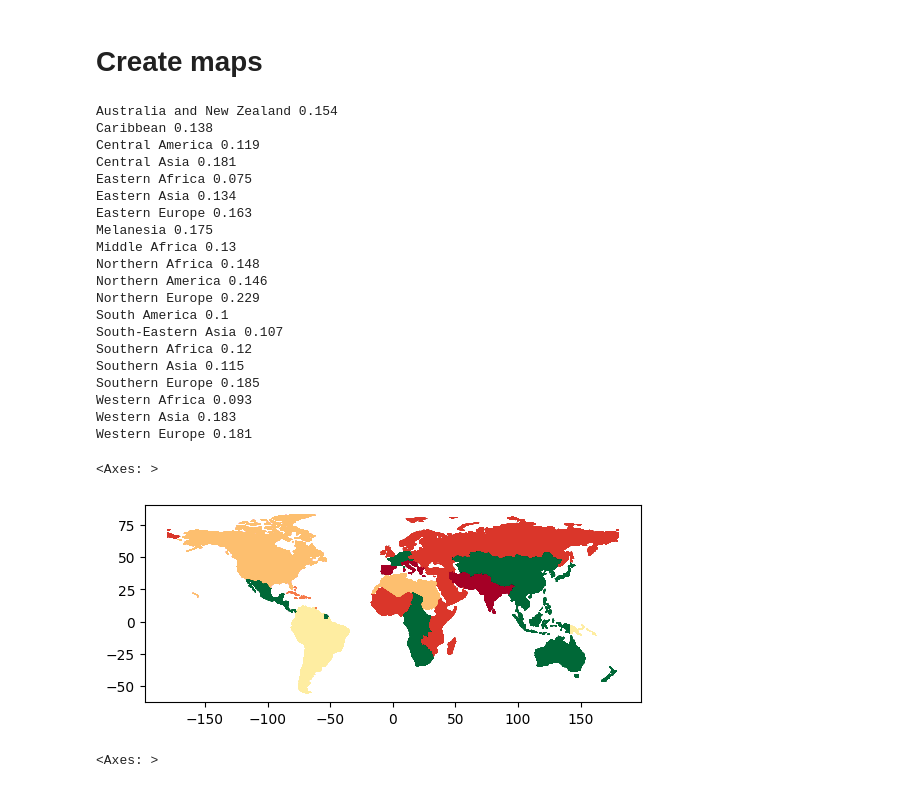
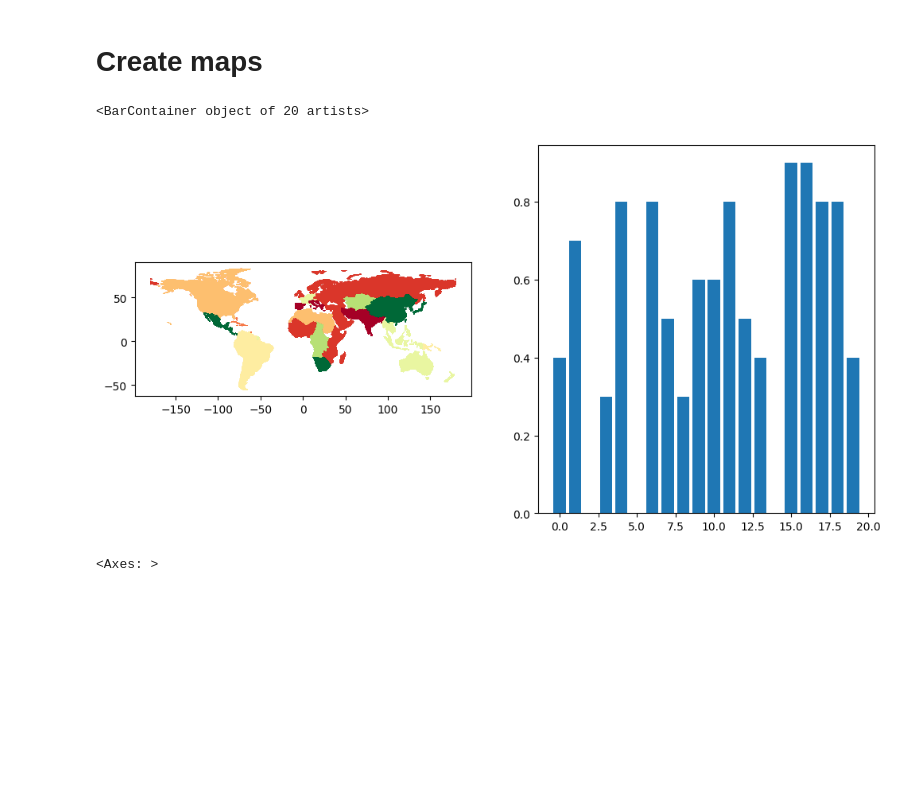
Before and after one commit to greenguy33/climate_econometric_model_comparison, a Jupyter notebook: notebooks/bayesian_models.ipynb, the cells around one changed output. Cells and saved outputs as stored; diff of their text form; code cells hidden in the pictures; blank space fills up the shorter version.

Commit message:
global drought map with uncertainty

```diff
--- a/notebooks/bayesian_models.ipynb
+++ b/notebooks/bayesian_models.ipynb
@@ -518,60 +429,40 @@ print(np.mean(np.mean(prediction_in_range)))
 # %%
 res = az.summary(trace, var_names=["region_rs_coefs"])
 means, sds = list(res["mean"]), list(res["sd"])
-percent_zscores = {.9:1.645,.8:1.282,.7:1.036,.6:.842,.5:.674}
+percent_zscores = {.9:1.645,.8:1.282,.7:1.036,.6:.842,.5:.674,.4:.524,.3:.385,.2:.253,.1:.126}
 region_bins = {}
-for i in [.5,.6,.7,.8,.9]:
+for i in [.1,.2,.3,.4,.5,.6,.7,.8,.9]:
     region_bins[i] = [var_list[-20+index] for index in range(len(means)) if abs(sds[index]*percent_zscores[i]) < abs(means[index])]
 region_percentiles = {}
-for region in var_list[-20:]:r
-    for i in [.5,.6,.7,.8,.9]:
+for region in var_list[-20:]:
+    for i in [.1,.2,.3,.4,.5,.6,.7,.8,.9]:
         if region in region_bins[i]:
             region_percentiles[region.split("_")[0]] = i
     if region.split("_")[0] not in region_percentiles:
         region_percentiles[region.split("_")[0]] = 0
 tfp_regression_data["drought_bin"] = list(map(lambda x : 1-region_percentiles[x], tfp_regression_data.region23))
-# %%
-for index, region in enumerate(region_percentiles):
-    print(region, sds[index])
-# %% [output]
-Australia and New Zealand 0.154
-Caribbean 0.138
-Central America 0.119
-Central Asia 0.181
-Eastern Africa 0.075
-Eastern Asia 0.134
-Eastern Europe 0.163
-Melanesia 0.175
-Middle Africa 0.13
-Northern Africa 0.148
-Northern America 0.146
-Northern Europe 0.229
-South America 0.1
-South-Eastern Asia 0.107
-Southern Africa 0.12
-Southern Asia 0.115
-Southern Europe 0.185
-Western Africa 0.093
-Western Asia 0.183
-Western Europe 0.181
 # %%
 # % chance region negatively affected
+
+fig, axes = plt.subplots(1,2, figsize=(12,6))
 
 country_geopandas = geopandas.read_file(
     geopandas.datasets.get_path('naturalearth_lowres')
 )
 country_geopandas = country_geopandas.merge(
     tfp_regression_data,
     how='inner',
     left_on=['iso_a3'],
     right_on=['country']
 )
-country_geopandas.plot(column="drought_bin", cmap="RdYlGn")
+country_geopandas.plot(column="drought_bin", cmap="RdYlGn", ax=axes[0])
+
+axes[1].bar(list(range(0,20)), list(region_percentiles.values()))
 
 # plt.savefig("../figures/fig2.eps", bbox_inches='tight', format="eps", dpi=1000)
 # %% [output]
-<Axes: >
+<BarContainer object of 20 artists>
-[figure, old version]
+[figure, new version]
 # %%
 # total droughts by country
 droughts_by_country = {}
```
Also changed, not shown: parts of 8 cells of this notebook.
